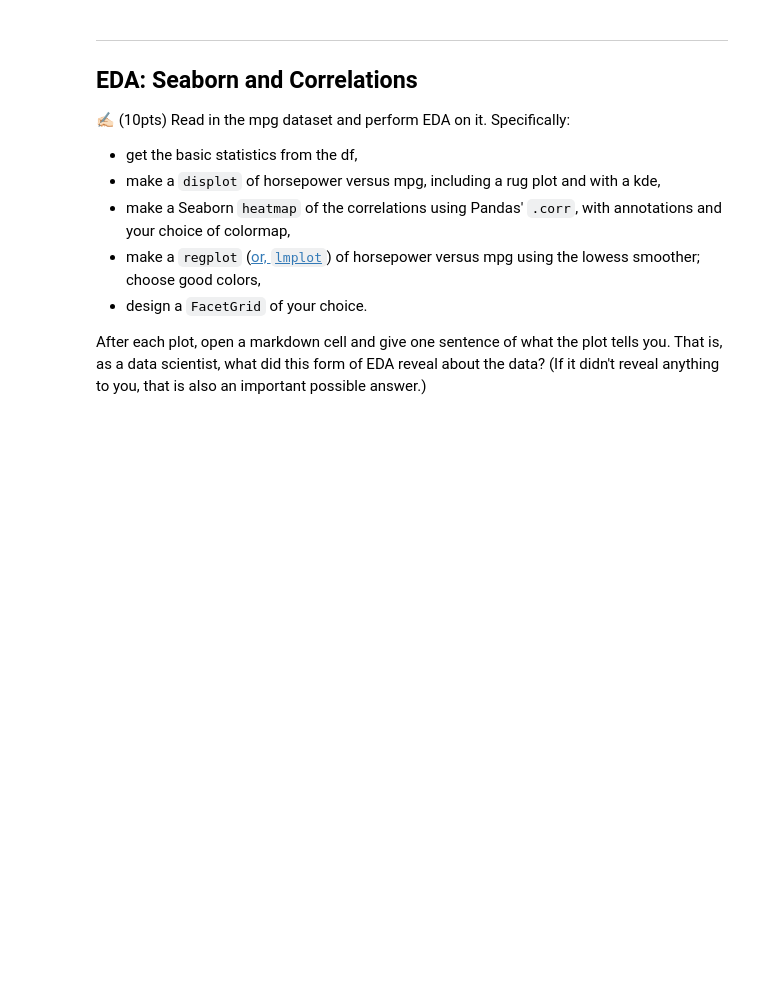
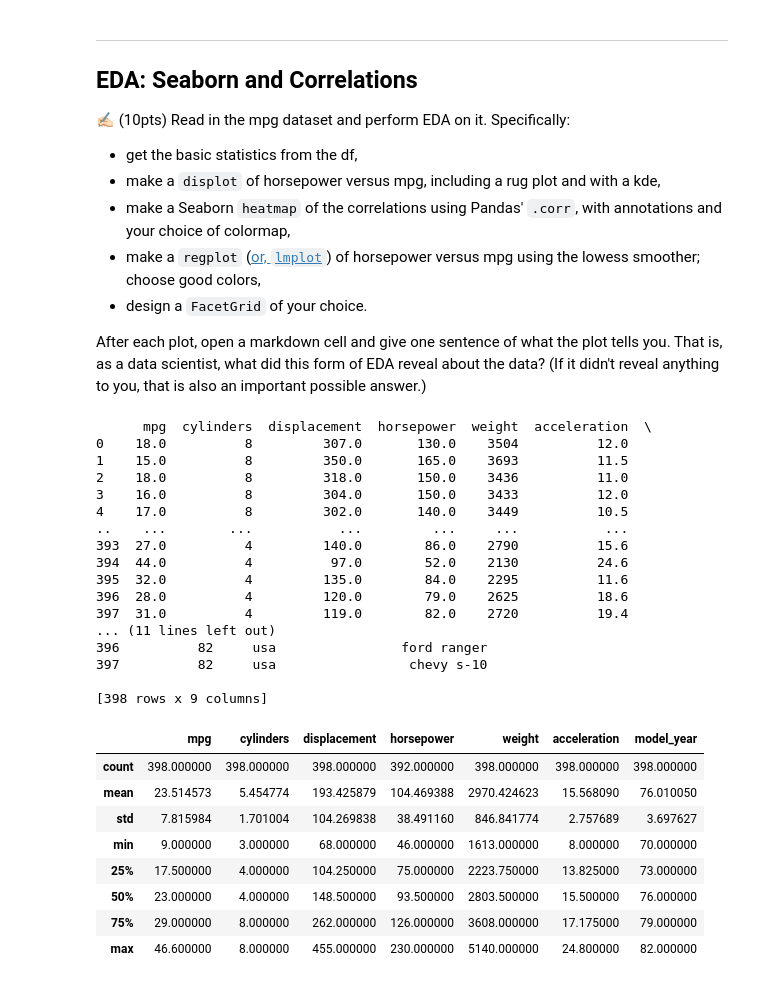
Before and after one commit to faisalece/cmse830, a Jupyter notebook: HW/HW_3.ipynb, the cells around one changed output. Cells and saved outputs as stored; diff of their text form; code cells hidden in the pictures; blank space fills up the shorter version.

```diff
--- a/HW/HW_3.ipynb
+++ b/HW/HW_3.ipynb
@@ -178,3 +184,42 @@ ____
 * design a `FacetGrid` of your choice.
 
 After each plot, open a markdown cell and give one sentence of what the plot tells you. That is, as a data scientist, what did this form of EDA reveal about the data? (If it didn't reveal anything to you, that is also an important possible answer.)
+# %%
+# Import necessary libraries
+import seaborn as sns
+import matplotlib.pyplot as plt
+import pandas as pd
+
+# Load the dataset
+df_mpg = sns.load_dataset('mpg')
+print(df_mpg)
+
+# Get basic statistics
+df_mpg.describe()
+# %% [output]
+      mpg  cylinders  displacement  horsepower  weight  acceleration  \
+0    18.0          8         307.0       130.0    3504          12.0
+1    15.0          8         350.0       165.0    3693          11.5
+2    18.0          8         318.0       150.0    3436          11.0
+3    16.0          8         304.0       150.0    3433          12.0
+4    17.0          8         302.0       140.0    3449          10.5
+..    ...        ...           ...         ...     ...           ...
+393  27.0          4         140.0        86.0    2790          15.6
+394  44.0          4          97.0        52.0    2130          24.6
+395  32.0          4         135.0        84.0    2295          11.6
+396  28.0          4         120.0        79.0    2625          18.6
+397  31.0          4         119.0        82.0    2720          19.4
+... (11 lines left out)
+396          82     usa                ford ranger
+397          82     usa                 chevy s-10
+
+[398 rows x 9 columns]
+|  | mpg | cylinders | displacement | horsepower | weight | acceleration | model_year |
+| count | 398.000000 | 398.000000 | 398.000000 | 392.000000 | 398.000000 | 398.000000 | 398.000000 |
+| mean | 23.514573 | 5.454774 | 193.425879 | 104.469388 | 2970.424623 | 15.568090 | 76.010050 |
+| std | 7.815984 | 1.701004 | 104.269838 | 38.491160 | 846.841774 | 2.757689 | 3.697627 |
+| min | 9.000000 | 3.000000 | 68.000000 | 46.000000 | 1613.000000 | 8.000000 | 70.000000 |
+| 25% | 17.500000 | 4.000000 | 104.250000 | 75.000000 | 2223.750000 | 13.825000 | 73.000000 |
+| 50% | 23.000000 | 4.000000 | 148.500000 | 93.500000 | 2803.500000 | 15.500000 | 76.000000 |
+| 75% | 29.000000 | 8.000000 | 262.000000 | 126.000000 | 3608.000000 | 17.175000 | 79.000000 |
+| max | 46.600000 | 8.000000 | 455.000000 | 230.000000 | 5140.000000 | 24.800000 | 82.000000 |
```
Also changed, not shown: parts of 2 cells of this notebook.
